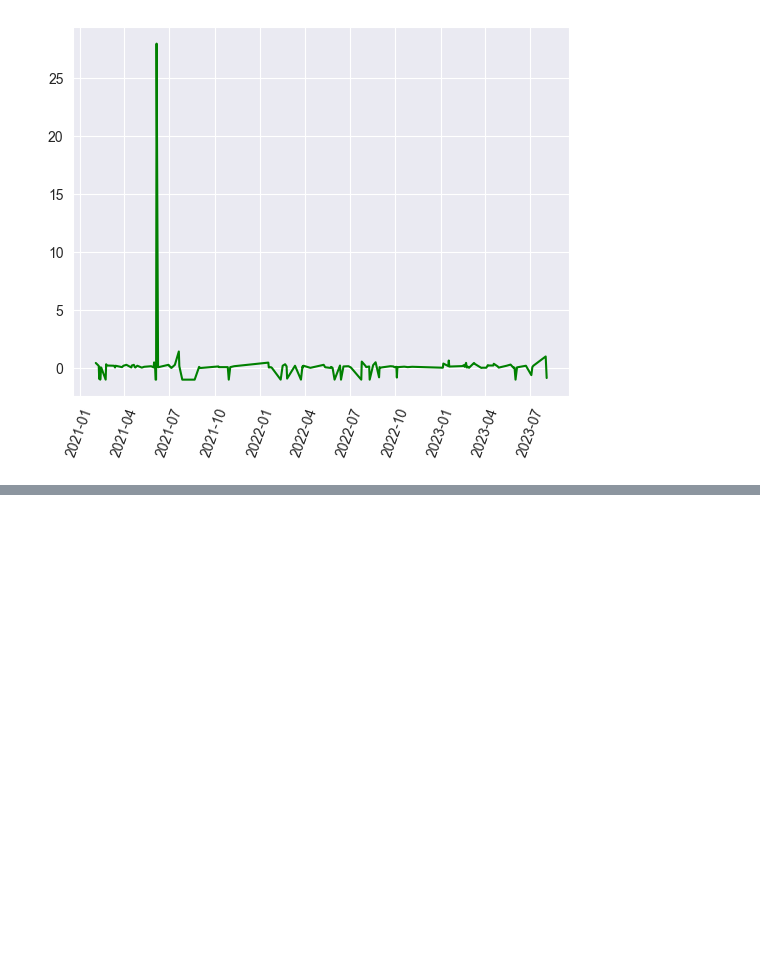
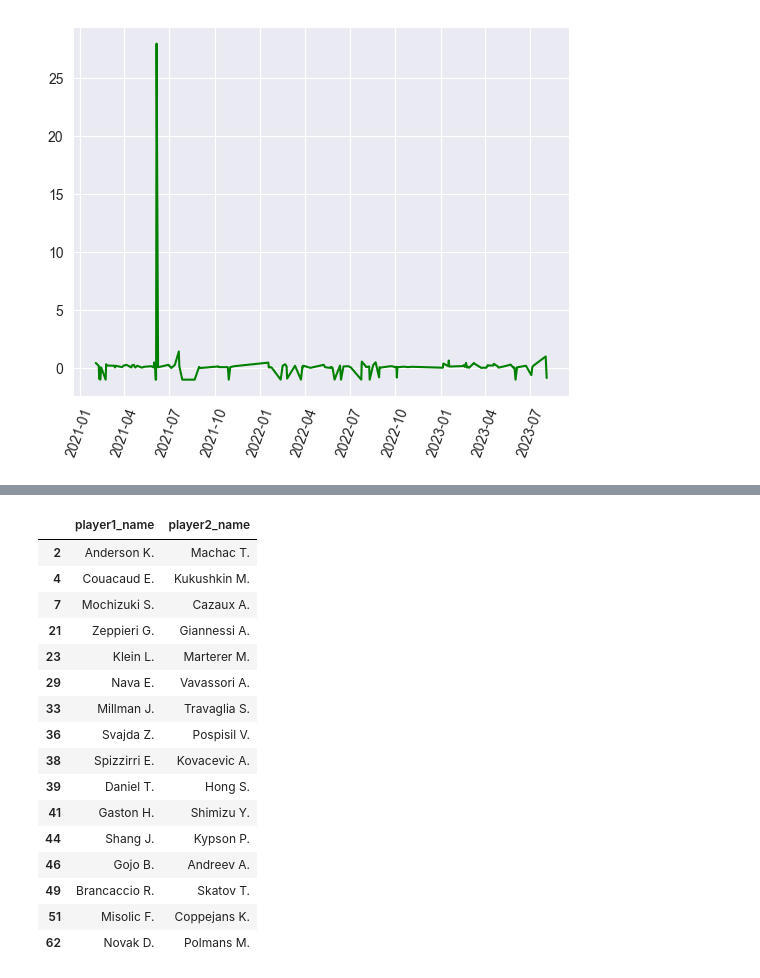
Before and after one commit to chboudry/PariTennis, a Jupyter notebook: m2c_gradientboosting.ipynb, the cells around one changed output, grey strips where cells are left out. Drawn from its saved outputs; the diff is of its cells as text; code cells hidden in the pictures; blank space fills up the shorter version.

```diff
--- a/m2c_gradientboosting.ipynb
+++ b/m2c_gradientboosting.ipynb
@@ -272,3 +257,38 @@ roi = pd.DataFrame(data=d)
 # %%
 # Se limiter au joueur ayant un nombre minimum de parties augmentent grandement la fiabilité du modèle...
 # ... mais réduit drastiquement le nombre de match à parier
+# %%
+# let's test this on prod
+from generate_x_prod import *
+atpurl = "https://www.atptour.com/en/scores/current/us-open/560/daily-schedule"
+playersfile="./data/players.csv"
+tournamentsfile="./data/tournaments.csv"
+outputfile ="./data/x_prod.csv"
+generate_x_prod(playersfile, tournamentsfile, atpurl, outputfile)
+# %%
+# let's remove na player
+x_prod = pd.read_csv(outputfile)
+x_prod = x_prod.dropna(subset=["player1_ATPRank", "player2_ATPRank"])
+x_prod.to_csv(outputfile,index=False)
+
+#let's add odds
+#to better look for name
+x_prod[["player1_name","player2_name"]]
+# %% [output]
+|  | player1_name | player2_name |
+| 2 | Anderson K. | Machac T. |
+| 4 | Couacaud E. | Kukushkin M. |
+| 7 | Mochizuki S. | Cazaux A. |
+| 21 | Zeppieri G. | Giannessi A. |
+| 23 | Klein L. | Marterer M. |
+| 29 | Nava E. | Vavassori A. |
+| 33 | Millman J. | Travaglia S. |
+| 36 | Svajda Z. | Pospisil V. |
+| 38 | Spizzirri E. | Kovacevic A. |
+| 39 | Daniel T. | Hong S. |
+| 41 | Gaston H. | Shimizu Y. |
+| 44 | Shang J. | Kypson P. |
+| 46 | Gojo B. | Andreev A. |
+| 49 | Brancaccio R. | Skatov T. |
+| 51 | Misolic F. | Coppejans K. |
+| 62 | Novak D. | Polmans M. |
```
Also changed, not shown: parts of 11 cells of this notebook, 9 other files.
